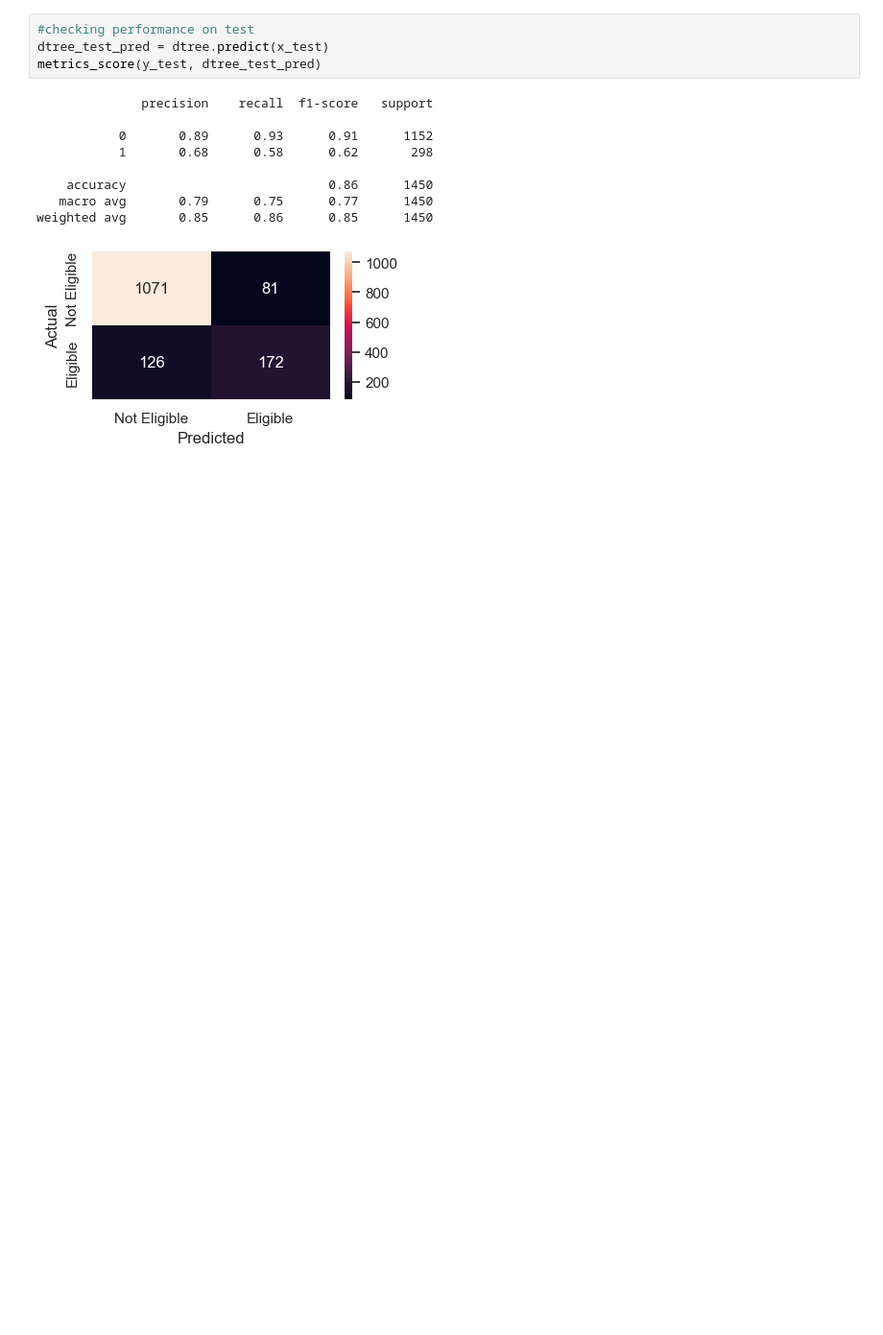
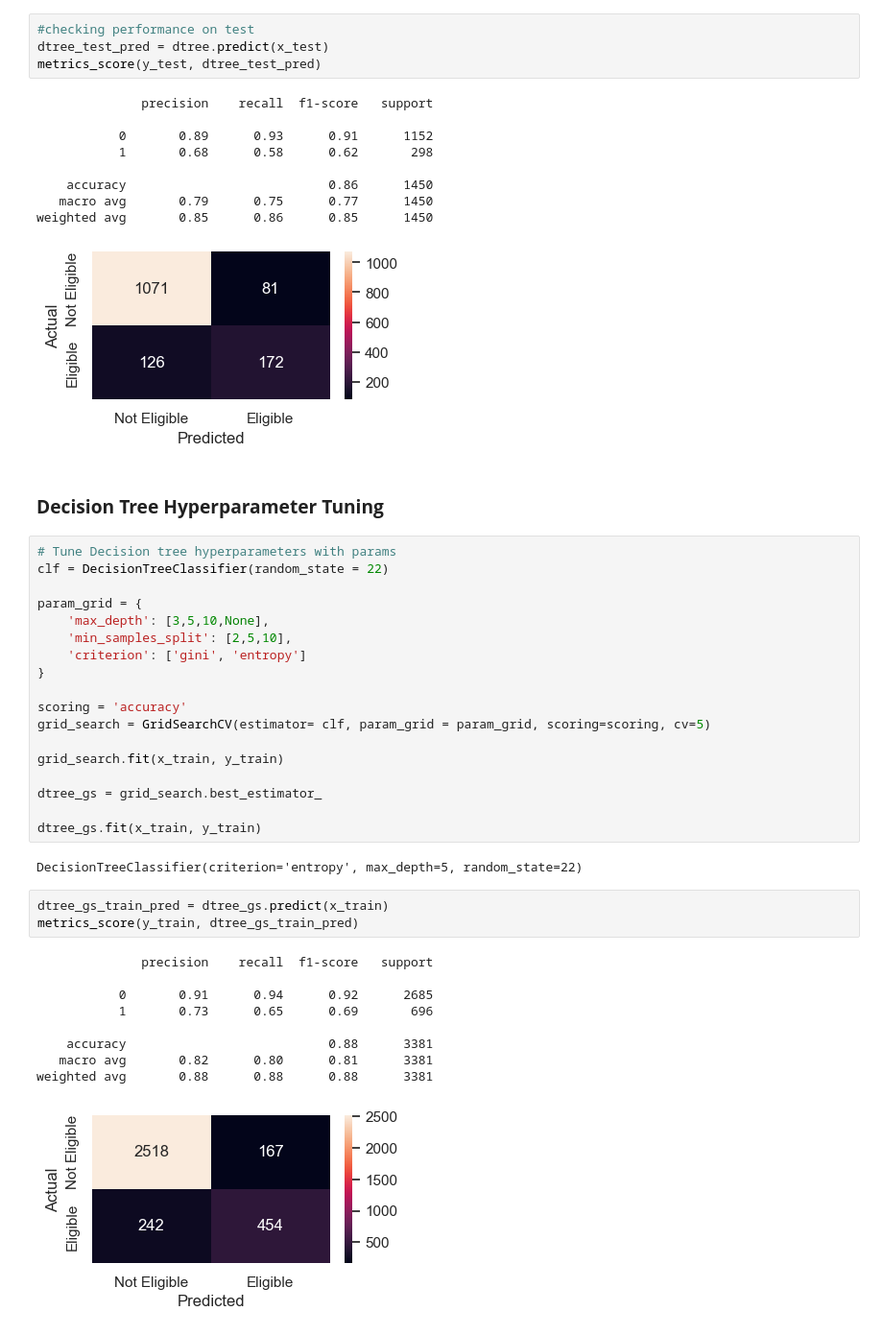
Before and after one commit to Alfredo2212/credit_risk-240625, a Jupyter notebook: credit_risk_240625.ipynb, the cells around one changed output. Shown at 96% size. Drawn from its saved outputs; the diff is of its cells as text; blank space fills up the shorter version.

Commit message:
grid search cv for decision tree, check performance on train and test

```diff
--- a/credit_risk_240625.ipynb
+++ b/credit_risk_240625.ipynb
@@ -344,3 +344,38 @@ metrics_score(y_test, dtree_test_pred)
    macro avg       0.79      0.75      0.77      1450
 weighted avg       0.85      0.86      0.85      1450
 [figure]
+# %% [markdown]
+### **Decision Tree Hyperparameter Tuning**
+# %%
+# Tune Decision tree hyperparameters with params
+clf = DecisionTreeClassifier(random_state = 22)
+
+param_grid = {
+    'max_depth': [3,5,10,None],
+    'min_samples_split': [2,5,10],
+    'criterion': ['gini', 'entropy']
+}
+
+scoring = 'accuracy'
+grid_search = GridSearchCV(estimator= clf, param_grid = param_grid, scoring=scoring, cv=5)
+
+grid_search.fit(x_train, y_train)
+
+dtree_gs = grid_search.best_estimator_
+
+dtree_gs.fit(x_train, y_train)
+# %% [output]
+DecisionTreeClassifier(criterion='entropy', max_depth=5, random_state=22)
+# %%
+dtree_gs_train_pred = dtree_gs.predict(x_train)
+metrics_score(y_train, dtree_gs_train_pred)
+# %% [output]
+              precision    recall  f1-score   support
+
+           0       0.91      0.94      0.92      2685
+           1       0.73      0.65      0.69       696
+
+    accuracy                           0.88      3381
+   macro avg       0.82      0.80      0.81      3381
+weighted avg       0.88      0.88      0.88      3381
+[figure, added]
```
Also changed, not shown: parts of 1 cell of this notebook.
